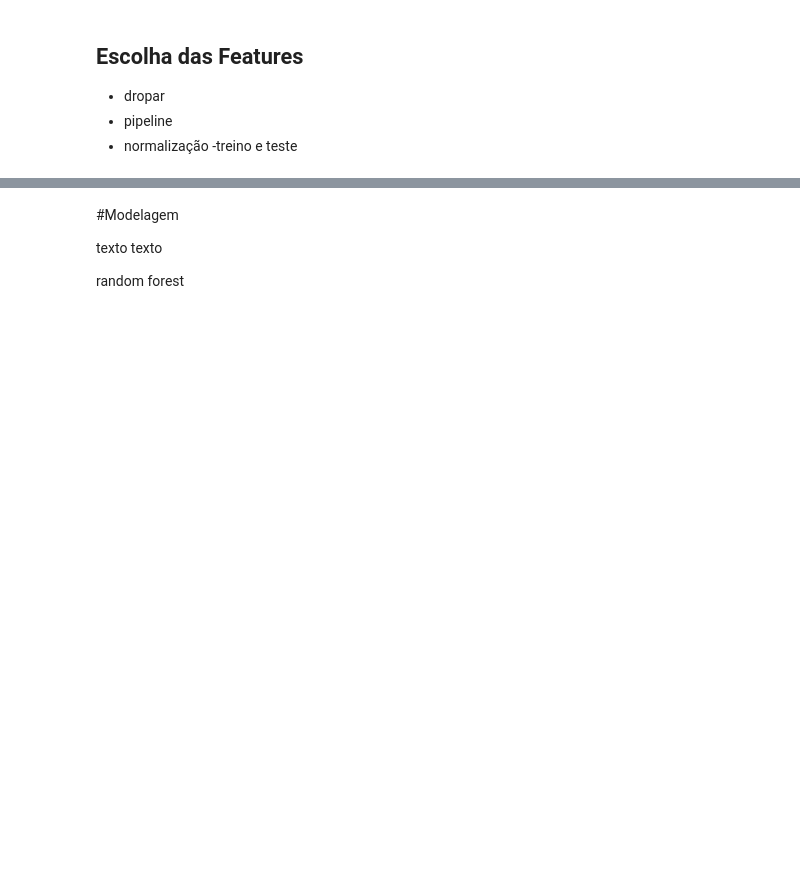
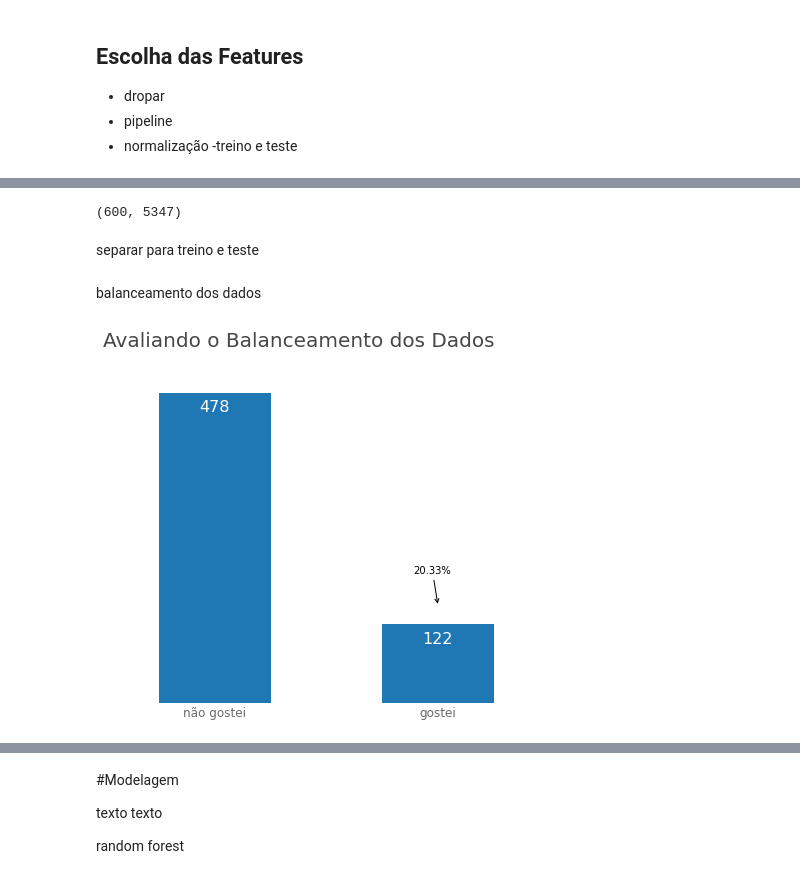
Before and after one commit to barigonta/recomendador_youtube, a Jupyter notebook: Recomendador_de_Vídeos_do_Youtube.ipynb, the cells around one changed output, grey strips where cells are left out. Cells and saved outputs as stored; diff of their text form; code cells hidden in the pictures; blank space fills up the shorter version.

```diff
--- a/Recomendador_de_Vídeos_do_Youtube.ipynb
+++ b/Recomendador_de_Vídeos_do_Youtube.ipynb
@@ -409,0 +447,20 @@ manter = ['title','description','description','tags','upload_date','uploader','d
+# %%
+#tirando os valores ausentes e substituindo por nulos
+df_manter.duration = df_manter.duration.fillna(df_manter.duration.median())
+df_manter.view_count = df_manter.view_count.fillna(df_manter.view_count.median())
+
+#instanciando
+ss = StandardScaler()
+
+#aplicando em cada um
+duration  = ss.fit_transform(np.array(df_manter.duration).reshape(-1,1))
+view_count  = ss.fit_transform(np.array(df_manter.view_count).reshape(-1,1))
+
+#adicionar a base de nulos
+df_limpo = hstack([df_limpo,duration,view_count])
+# %%
+df_limpo.shape
+# %% [output]
+(600, 5347)
+# %% [markdown]
+separar para treino  e teste
@@ -409,0 +475,2 @@ manter = ['title','description','description','tags','upload_date','uploader','d
+# %% [markdown]
+balanceamento dos dados
@@ -409,0 +483,39 @@ manter = ['title','description','description','tags','upload_date','uploader','d
+# %%
+#criação do fig e ax no matplotlib
+fig,ax = plt.subplots(figsize=(8,6),ncols=2)
+
+#criação do gráfico
+thales = df_manter.rotulo_thales
+thales.value_counts().plot(kind='bar',ax=ax)
+ax[0].set_frame_on(False)
+ax[0].tick_params(axis='both',
+               rotation=0,
+               colors='grey',
+               length=0,
+               labelsize=12)
+ax[0].set_title('Avaliando o Balanceamento dos Dados',
+             loc='left',
+             pad=30,fontdict={'fontsize':20},
+             color='#474747')
+ax[0].get_yaxis().set_visible(False)
+for i in range(len(thales.value_counts())):
+        ax.text(i,thales.value_counts()[i] - 30,'{:,}'.format(int(thales.value_counts()[i])).replace(',','.'),
+                ha='center',fontsize=16,color='white')
+ax.set_xticklabels(['não gostei','gostei'],
+                   fontdict={'fontsize':12},
+                   color='#6a6a6f',
+                   rotation=0)
+porcentagem = thales.sum() / thales.shape[0]
+ax[0].annotate('{:.2%}'.format(porcentagem),
+            xy=(1, 150), xycoords='data',
+            xytext=(0.78, 0.42),
+            textcoords='axes fraction',
+            arrowprops=dict(facecolor='grey',arrowstyle="->"),
+            horizontalalignment='right',
+            verticalalignment='top')
+
+
+#plotando o gráfico
+plt.show();
+# %% [output]
+[figure, added]
```
Also changed, not shown: parts of 27 cells of this notebook.
